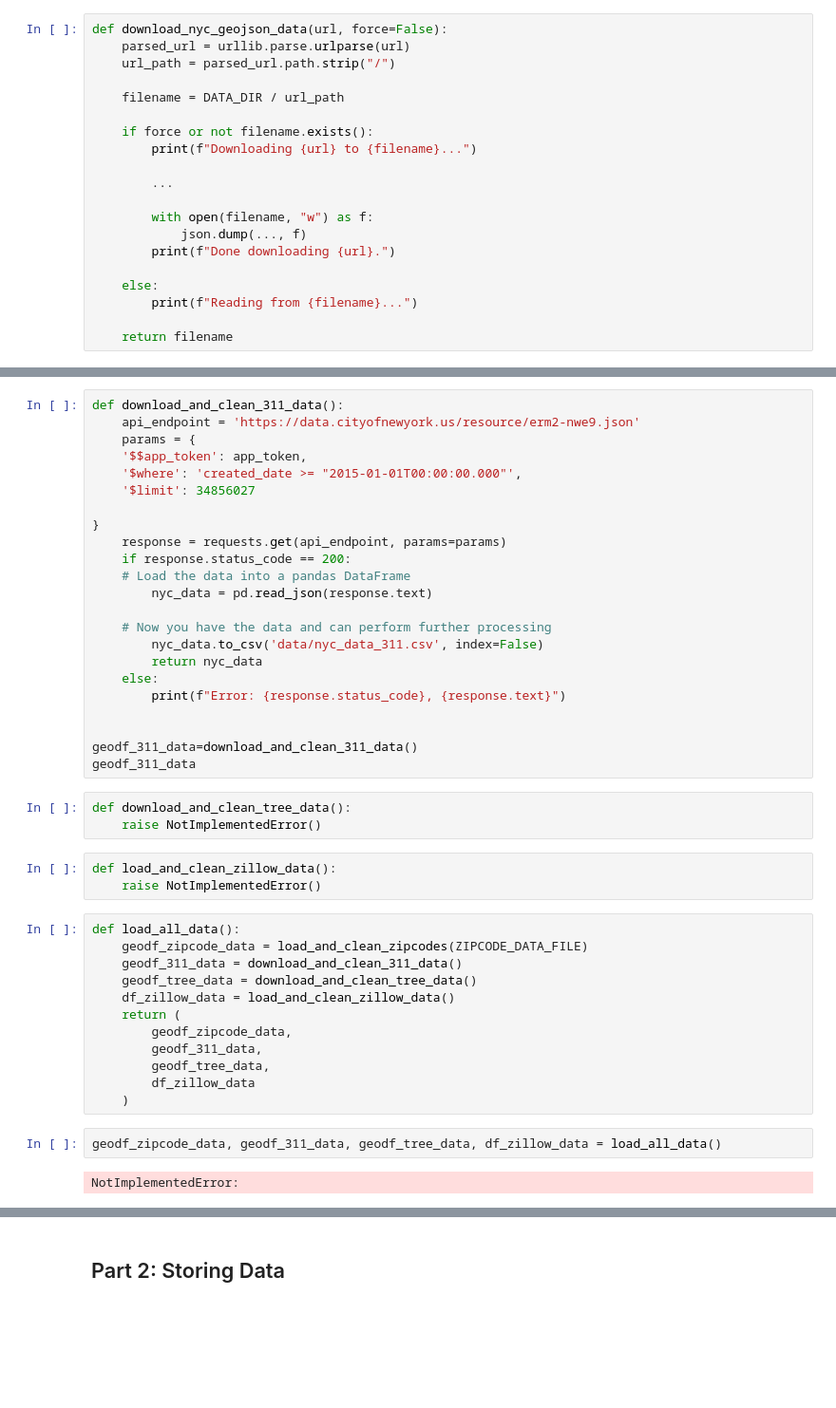
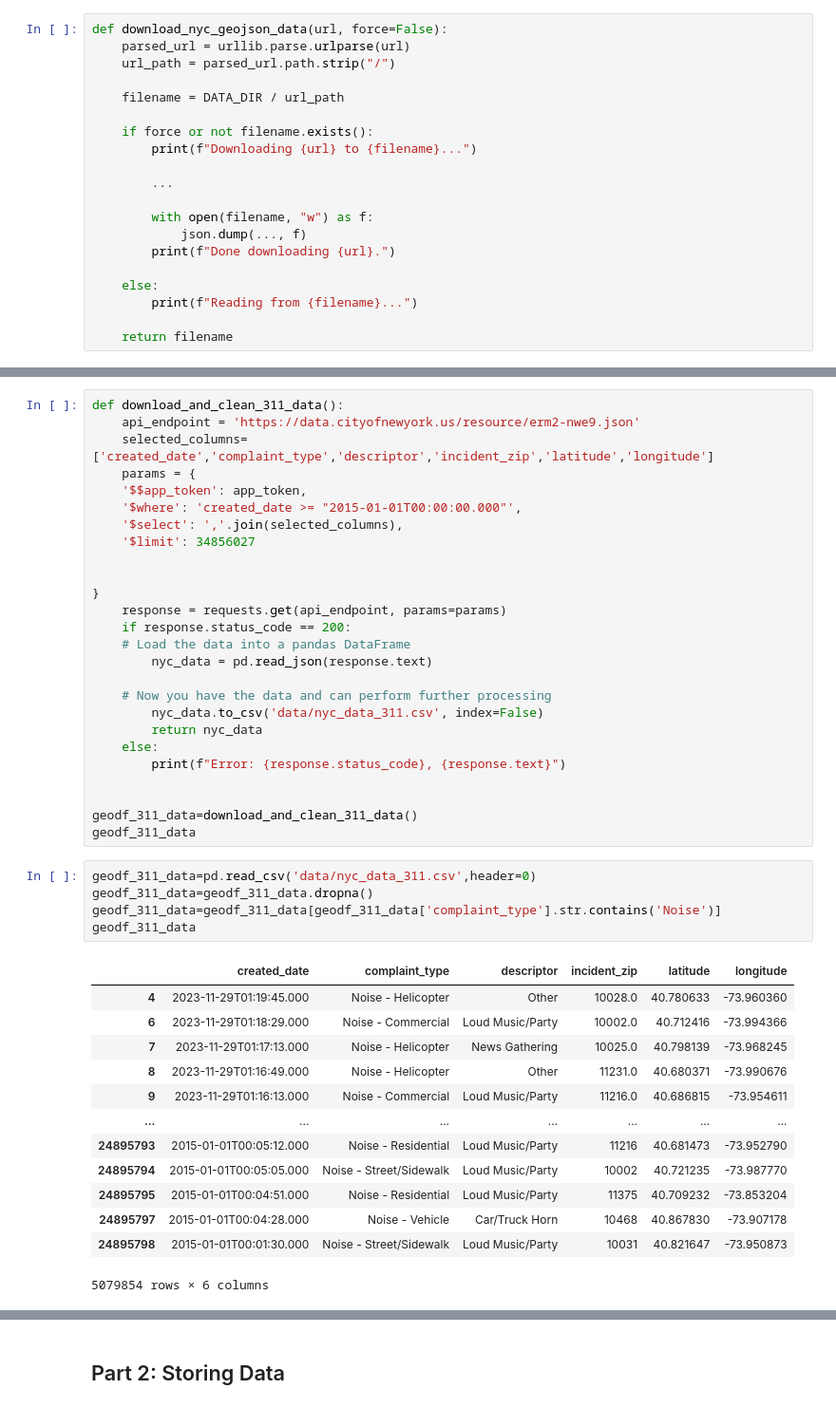
Before and after one commit to jyjulia/4501-project, a Jupyter notebook: Project Template.ipynb, the cells around one changed output, grey strips where cells are left out. Shown at 95% size. Saved outputs shown, nothing was run; the diff lists cells and outputs as text; blank space fills up the shorter version.

```diff
--- a/Project Template.ipynb
+++ b/Project Template.ipynb
@@ -78,10 +114,13 @@ def load_and_clean_zipcodes(zipcode_datafile):
 # %%
 def download_and_clean_311_data():
     api_endpoint = 'https://data.cityofnewyork.us/resource/erm2-nwe9.json'
+    selected_columns=['created_date','complaint_type','descriptor','incident_zip','latitude','longitude']
     params = {
     '$$app_token': app_token,
     '$where': 'created_date >= "2015-01-01T00:00:00.000"',
+    '$select': ','.join(selected_columns),
     '$limit': 34856027
+
 
 }
     response = requests.get(api_endpoint, params=params)
@@ -98,25 +137,22 @@ def download_and_clean_311_data():
 
 geodf_311_data=download_and_clean_311_data()
 geodf_311_data
-# %%
-def download_and_clean_tree_data():
-    raise NotImplementedError()
-# %%
-def load_and_clean_zillow_data():
-    raise NotImplementedError()
-# %%
-def load_all_data():
-    geodf_zipcode_data = load_and_clean_zipcodes(ZIPCODE_DATA_FILE)
-    geodf_311_data = download_and_clean_311_data()
-    geodf_tree_data = download_and_clean_tree_data()
-    df_zillow_data = load_and_clean_zillow_data()
-    return (
-        geodf_zipcode_data,
-        geodf_311_data,
-        geodf_tree_data,
-        df_zillow_data
-    )
-# %%
-geodf_zipcode_data, geodf_311_data, geodf_tree_data, df_zillow_data = load_all_data()
-# %% [output]
-NotImplementedError:
+# %%
+geodf_311_data=pd.read_csv('data/nyc_data_311.csv',header=0)
+geodf_311_data=geodf_311_data.dropna()
+geodf_311_data=geodf_311_data[geodf_311_data['complaint_type'].str.contains('Noise')]
+geodf_311_data
+# %% [output]
+|  | created_date | complaint_type | descriptor | incident_zip | latitude | longitude |
+| 4 | 2023-11-29T01:19:45.000 | Noise - Helicopter | Other | 10028.0 | 40.780633 | -73.960360 |
+| 6 | 2023-11-29T01:18:29.000 | Noise - Commercial | Loud Music/Party | 10002.0 | 40.712416 | -73.994366 |
+| 7 | 2023-11-29T01:17:13.000 | Noise - Helicopter | News Gathering | 10025.0 | 40.798139 | -73.968245 |
+| 8 | 2023-11-29T01:16:49.000 | Noise - Helicopter | Other | 11231.0 | 40.680371 | -73.990676 |
+| 9 | 2023-11-29T01:16:13.000 | Noise - Commercial | Loud Music/Party | 11216.0 | 40.686815 | -73.954611 |
+| ... | ... | ... | ... | ... | ... | ... |
+| 24895793 | 2015-01-01T00:05:12.000 | Noise - Residential | Loud Music/Party | 11216 | 40.681473 | -73.952790 |
+| 24895794 | 2015-01-01T00:05:05.000 | Noise - Street/Sidewalk | Loud Music/Party | 10002 | 40.721235 | -73.987770 |
+| 24895795 | 2015-01-01T00:04:51.000 | Noise - Residential | Loud Music/Party | 11375 | 40.709232 | -73.853204 |
+| 24895797 | 2015-01-01T00:04:28.000 | Noise - Vehicle | Car/Truck Horn | 10468 | 40.867830 | -73.907178 |
+| 24895798 | 2015-01-01T00:01:30.000 | Noise - Street/Sidewalk | Loud Music/Party | 10031 | 40.821647 | -73.950873 |
+5079854 rows × 6 columns
```
Also changed, not shown: parts of 15 cells of this notebook.
